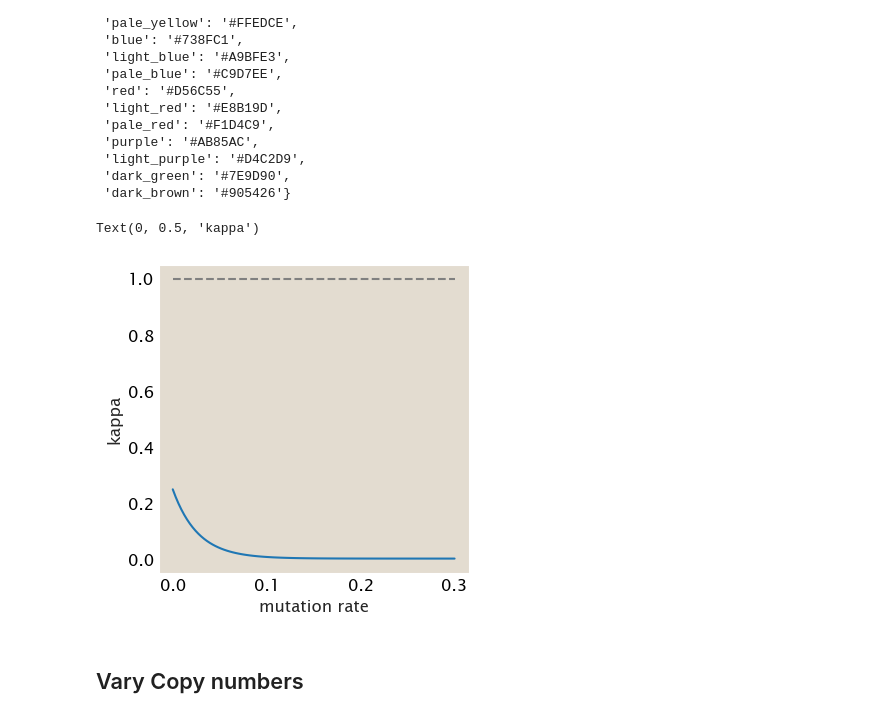
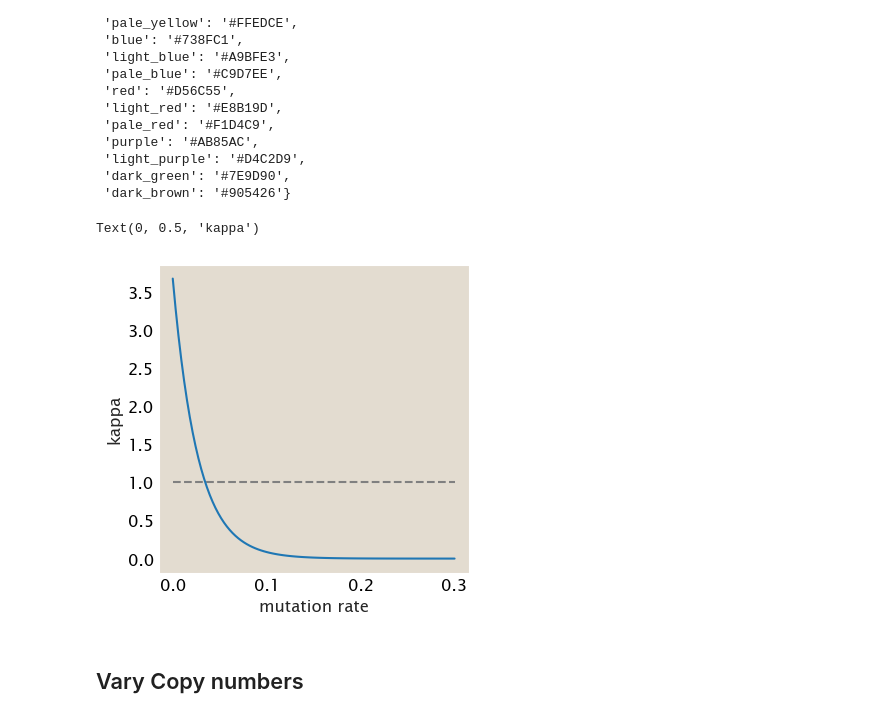
Before and after one commit to RPGroup-PBoC/theoretical_regseq, a Jupyter notebook: notebooks/experimental/boltzmann_weight_analysis.ipynb, the cells around one changed output. Saved outputs shown, nothing was run; the diff lists cells and outputs as text; code cells hidden in the pictures.

```diff
--- a/notebooks/experimental/boltzmann_weight_analysis.ipynb
+++ b/notebooks/experimental/boltzmann_weight_analysis.ipynb
@@ -56,14 +56,14 @@ def simple_repression_zero(
   return simple_repression(m, epsilon_R, epsilon_P, delta_epsilon_R, delta_epsilon_P, R, P, l_R, l_P) - 1
 # %%
 x = np.linspace(0, 0.3, 100)
-y = [simple_repression(x, -15, -10, 2.24, 0.36, 10, 6000, 20, 20) for x in np.linspace(0, 0.3, 100)]
+y = [simple_repression(x, -15, -5, 2.24, 0.36, 1, 6000, 20, 20) for x in np.linspace(0, 0.3, 100)]
 fig, ax = plt.subplots(1, 1, figsize=(4, 4))
 ax.plot(x, [1 for _ in x], '--', color="gray")
 ax.plot(x, y)
 ax.set_xlabel("mutation rate")
 ax.set_ylabel("kappa")
 # %% [output]
 Text(0, 0.5, 'kappa')
-[figure, old version]
+[figure, new version]
 # %% [markdown]
 ## Vary Copy numbers
```
Also changed, not shown: parts of 7 cells of this notebook, 4 other files.
